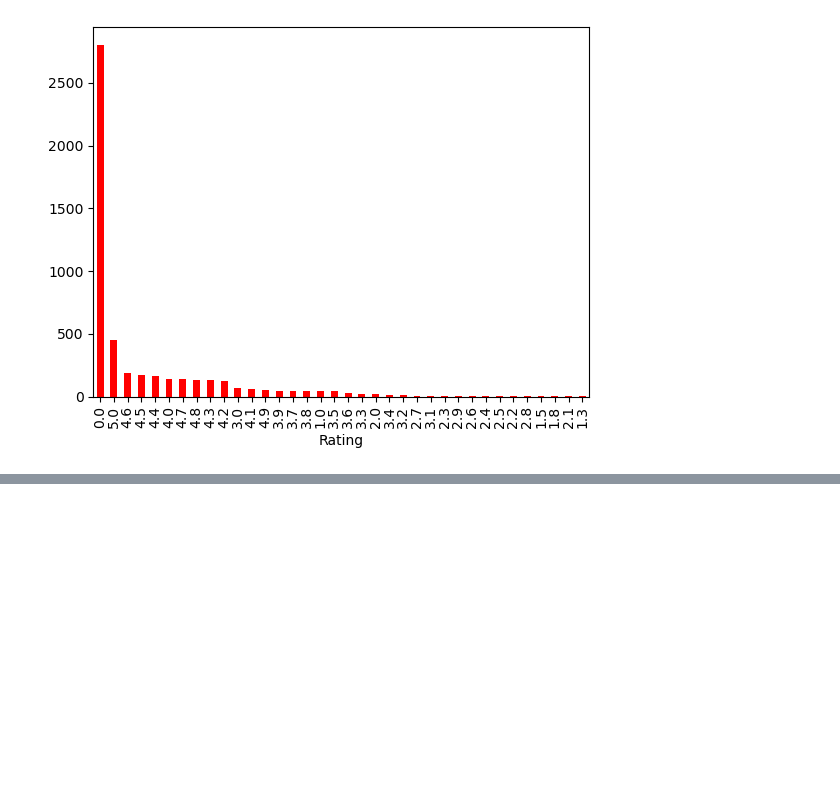
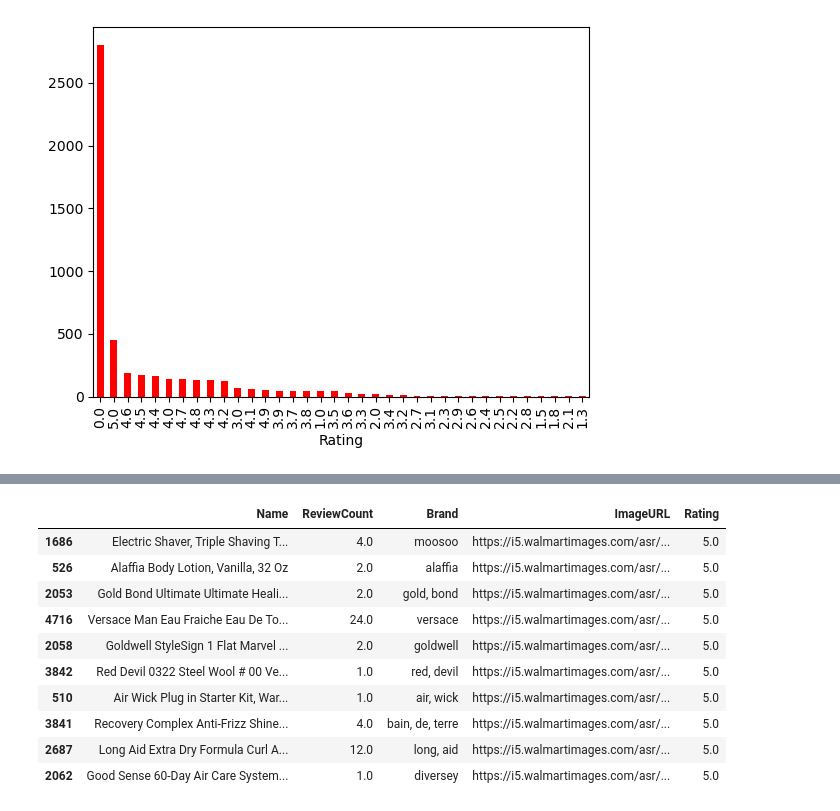
Before and after one commit to okanolgun/E-commerece-Product-Recommendation, a Jupyter notebook: Untitled.ipynb, the cells around one changed output, grey strips where cells are left out. Cells and saved outputs as stored; diff of their text form; code cells hidden in the pictures; blank space fills up the shorter version.

```diff
--- a/Untitled.ipynb
+++ b/Untitled.ipynb
@@ -247,0 +342,16 @@ train_data['Rating'].value_counts().plot(kind='bar', color='red')
+# %%
+rating_base_recommendation = top_rated_items.head(10) #top10 items
+
+rating_base_recommendation
+# %% [output]
+|  | Name | ReviewCount | Brand | ImageURL | Rating |
+| 1686 | Electric Shaver, Triple Shaving T... | 4.0 | moosoo | https://i5.walmartimages.com/asr/... | 5.0 |
+| 526 | Alaffia Body Lotion, Vanilla, 32 Oz | 2.0 | alaffia | https://i5.walmartimages.com/asr/... | 5.0 |
+| 2053 | Gold Bond Ultimate Ultimate Heali... | 2.0 | gold, bond | https://i5.walmartimages.com/asr/... | 5.0 |
+| 4716 | Versace Man Eau Fraiche Eau De To... | 24.0 | versace | https://i5.walmartimages.com/asr/... | 5.0 |
+| 2058 | Goldwell StyleSign 1 Flat Marvel ... | 2.0 | goldwell | https://i5.walmartimages.com/asr/... | 5.0 |
+| 3842 | Red Devil 0322 Steel Wool # 00 Ve... | 1.0 | red, devil | https://i5.walmartimages.com/asr/... | 5.0 |
+| 510 | Air Wick Plug in Starter Kit, War... | 1.0 | air, wick | https://i5.walmartimages.com/asr/... | 5.0 |
+| 3841 | Recovery Complex Anti-Frizz Shine... | 4.0 | bain, de, terre | https://i5.walmartimages.com/asr/... | 5.0 |
+| 2687 | Long Aid Extra Dry Formula Curl A... | 12.0 | long, aid | https://i5.walmartimages.com/asr/... | 5.0 |
+| 2062 | Good Sense 60-Day Air Care System... | 1.0 | diversey | https://i5.walmartimages.com/asr/... | 5.0 |
```
Also changed, not shown: parts of 18 cells of this notebook.
